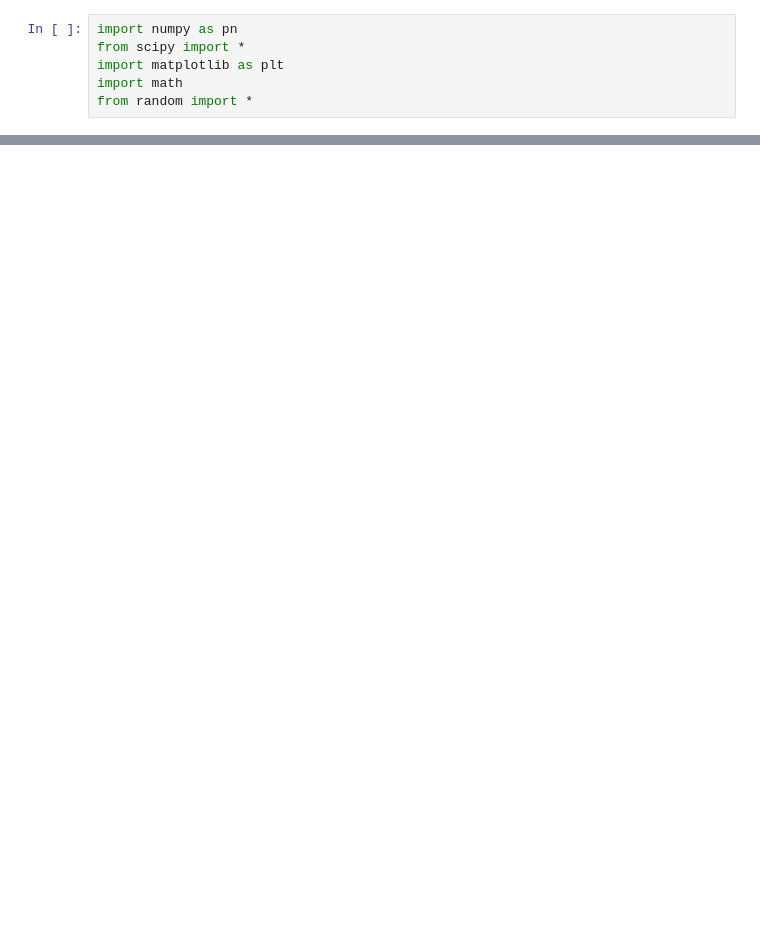
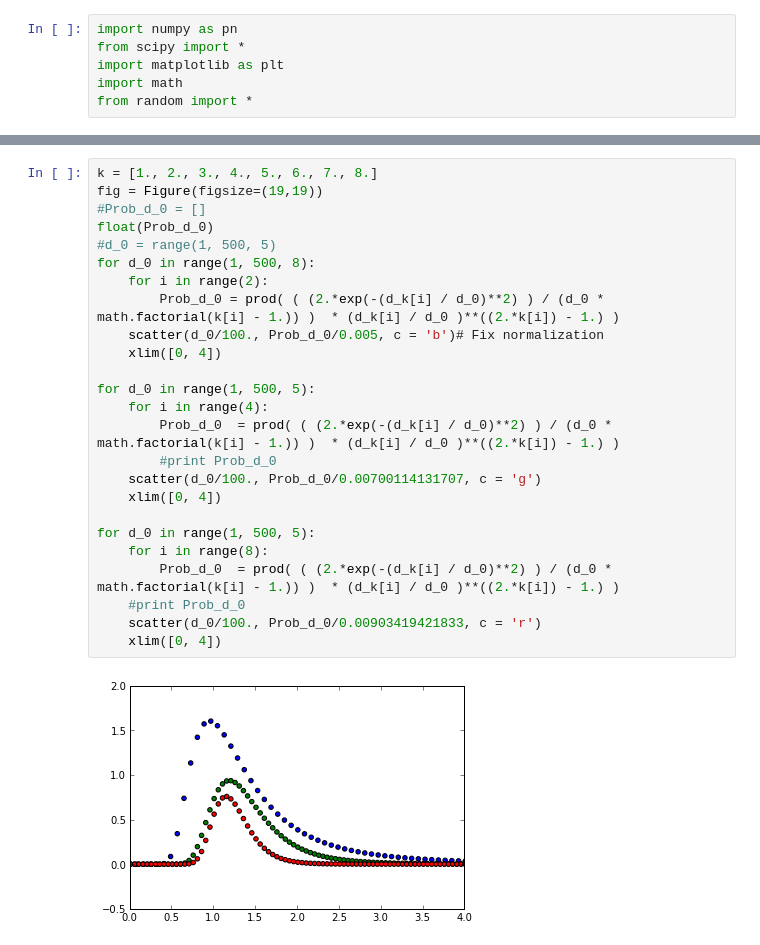
Before and after one commit to jngaravitoc/Bayesian_Homeworks, a Jupyter notebook: Code_Bayesian_Density_Estimator.ipynb, the cells around one changed output, grey strips where cells are left out. Cells and saved outputs as stored; diff of their text form; blank space fills up the shorter version.

```diff
--- a/Code_Bayesian_Density_Estimator.ipynb
+++ b/Code_Bayesian_Density_Estimator.ipynb
@@ -28,0 +38,27 @@ print exp(1)
+# %%
+k = [1., 2., 3., 4., 5., 6., 7., 8.]
+fig = Figure(figsize=(19,19))
+#Prob_d_0 = []
+float(Prob_d_0)
+#d_0 = range(1, 500, 5)
+for d_0 in range(1, 500, 8):
+    for i in range(2):
+        Prob_d_0 = prod( ( (2.*exp(-(d_k[i] / d_0)**2) ) / (d_0 * math.factorial(k[i] - 1.)) )  * (d_k[i] / d_0 )**((2.*k[i]) - 1.) )
+    scatter(d_0/100., Prob_d_0/0.005, c = 'b')# Fix normalization
+    xlim([0, 4])
+
+for d_0 in range(1, 500, 5):
+    for i in range(4):
+        Prob_d_0  = prod( ( (2.*exp(-(d_k[i] / d_0)**2) ) / (d_0 * math.factorial(k[i] - 1.)) )  * (d_k[i] / d_0 )**((2.*k[i]) - 1.) )
+        #print Prob_d_0
+    scatter(d_0/100., Prob_d_0/0.00700114131707, c = 'g')
+    xlim([0, 4])
+
+for d_0 in range(1, 500, 5):
+    for i in range(8):
+        Prob_d_0  = prod( ( (2.*exp(-(d_k[i] / d_0)**2) ) / (d_0 * math.factorial(k[i] - 1.)) )  * (d_k[i] / d_0 )**((2.*k[i]) - 1.) )
+    #print Prob_d_0
+    scatter(d_0/100., Prob_d_0/0.00903419421833, c = 'r')
+    xlim([0, 4])
+# %% [output]
+[figure, added]
```
Also changed, not shown: parts of 8 cells of this notebook.
